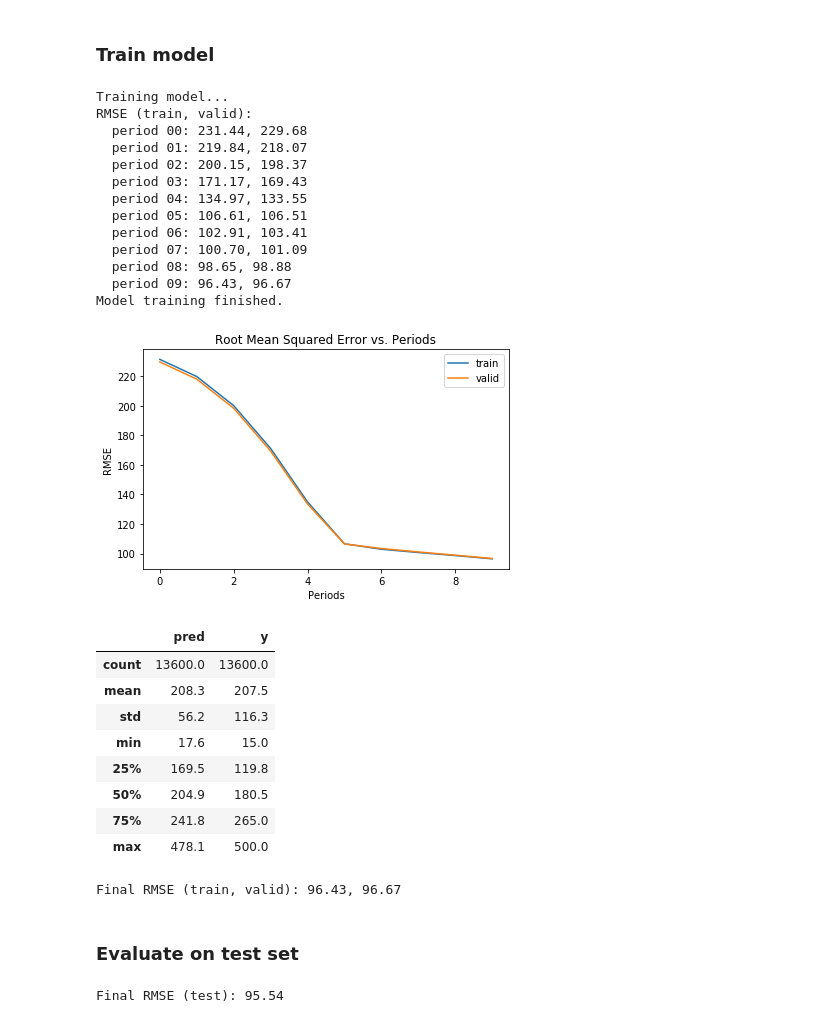
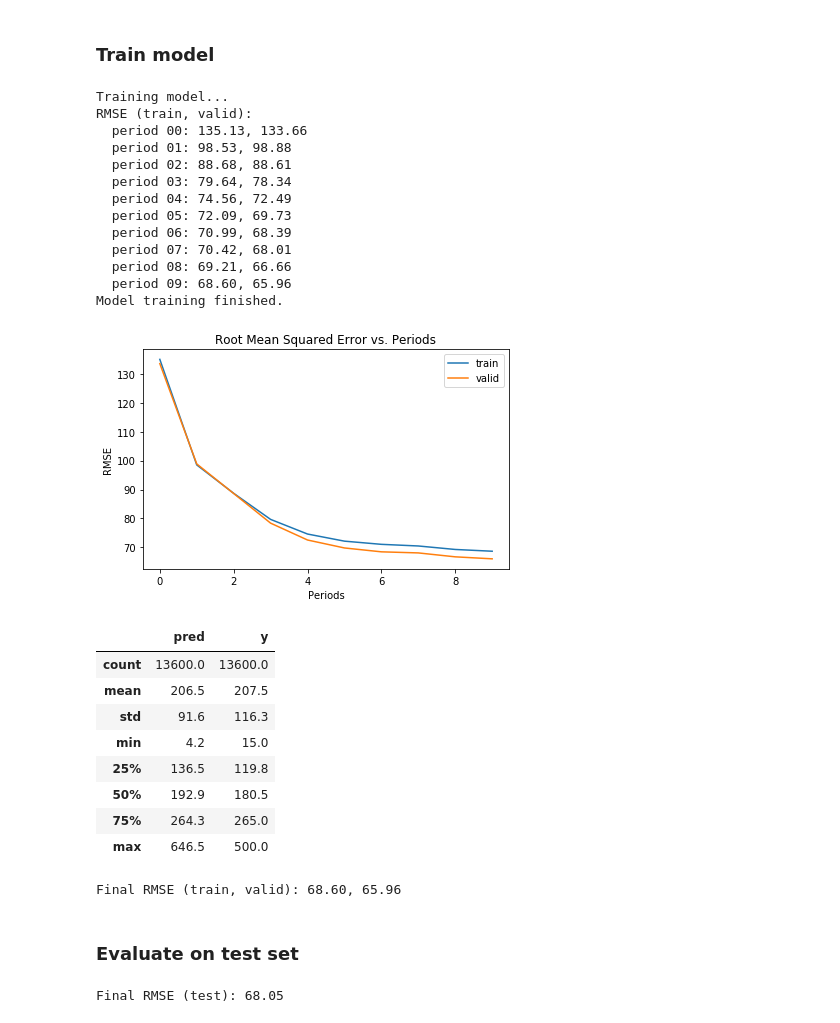
Before and after one commit to donaldrauscher/tensor-flow-first-steps, a Jupyter notebook: dnn.ipynb, the cells around one changed output. Saved outputs shown, nothing was run; the diff lists cells and outputs as text; code cells hidden in the pictures.

```diff
--- a/dnn.ipynb
+++ b/dnn.ipynb
@@ -213,36 +213,36 @@ def train_model(learning_rate, steps, batch_size, hidden_units):
 ### Train model
 # %%
 dnn_regressor = train_model(
-    learning_rate=0.001,
+    learning_rate=0.005,
     steps=2000,
-    batch_size=100,
+    batch_size=50,
     hidden_units=[10, 10]
 )
 # %% [output]
 Training model...
 RMSE (train, valid):
-  period 00: 231.44, 229.68
-  period 01: 219.84, 218.07
-  period 02: 200.15, 198.37
-  period 03: 171.17, 169.43
-  period 04: 134.97, 133.55
-  period 05: 106.61, 106.51
-  period 06: 102.91, 103.41
-  period 07: 100.70, 101.09
-  period 08: 98.65, 98.88
-  period 09: 96.43, 96.67
+  period 00: 135.13, 133.66
+  period 01: 98.53, 98.88
+  period 02: 88.68, 88.61
+  period 03: 79.64, 78.34
+  period 04: 74.56, 72.49
+  period 05: 72.09, 69.73
+  period 06: 70.99, 68.39
+  period 07: 70.42, 68.01
+  period 08: 69.21, 66.66
+  period 09: 68.60, 65.96
 Model training finished.
-[figure, old version]
+[figure, new version]
 |  | pred | y |
 | count | 13600.0 | 13600.0 |
-| mean | 208.3 | 207.5 |
-| std | 56.2 | 116.3 |
-| min | 17.6 | 15.0 |
-| 25% | 169.5 | 119.8 |
-| 50% | 204.9 | 180.5 |
-| 75% | 241.8 | 265.0 |
-| max | 478.1 | 500.0 |
+| mean | 206.5 | 207.5 |
+| std | 91.6 | 116.3 |
+| min | 4.2 | 15.0 |
+| 25% | 136.5 | 119.8 |
+| 50% | 192.9 | 180.5 |
+| 75% | 264.3 | 265.0 |
+| max | 646.5 | 500.0 |
-Final RMSE (train, valid): 96.43, 96.67
+Final RMSE (train, valid): 68.60, 65.96
 # %% [markdown]
 ### Evaluate on test set
 # %%
@@ -250,4 +250,4 @@ pred_test = predict_model(dnn_regressor, predict_test_input_fn)
 rmse = math.sqrt(mean_squared_error(pred_test, y_test))
 print("Final RMSE (test): %0.2f" % rmse)
 # %% [output]
-Final RMSE (test): 95.54
+Final RMSE (test): 68.05
```
